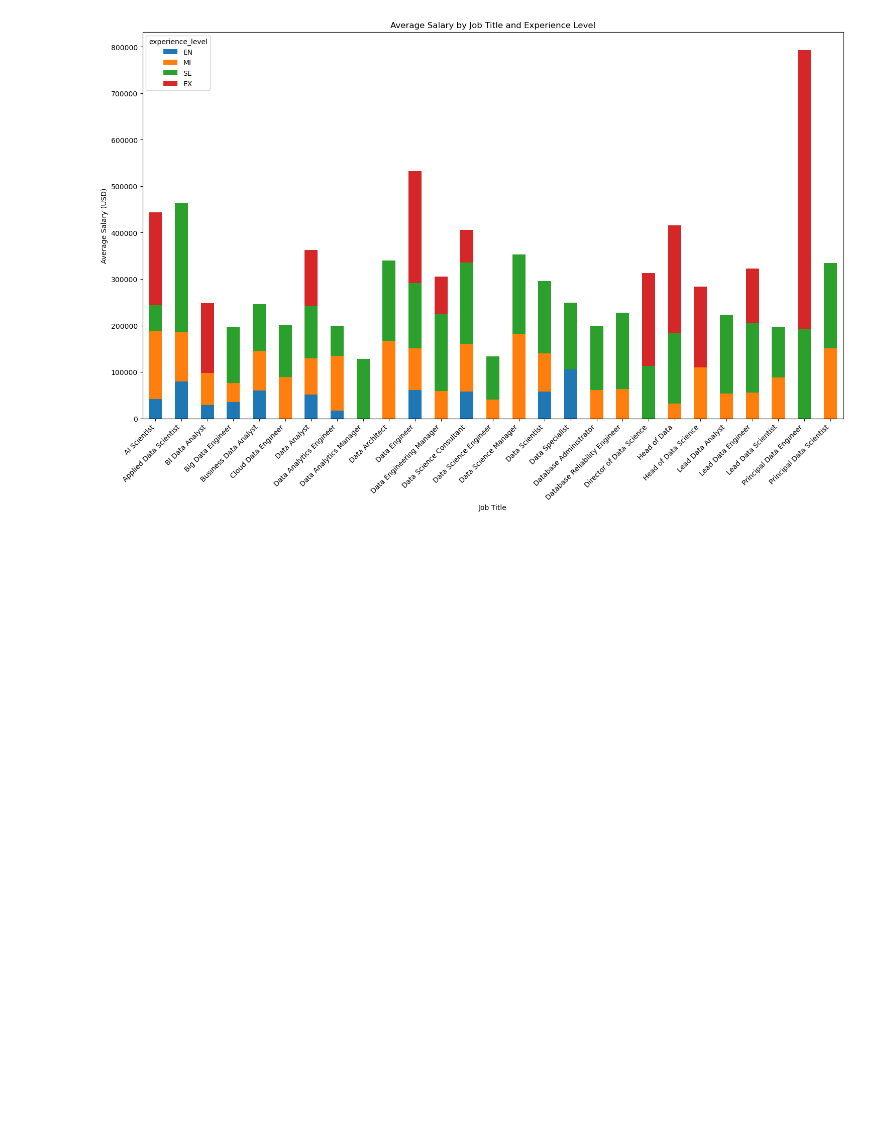
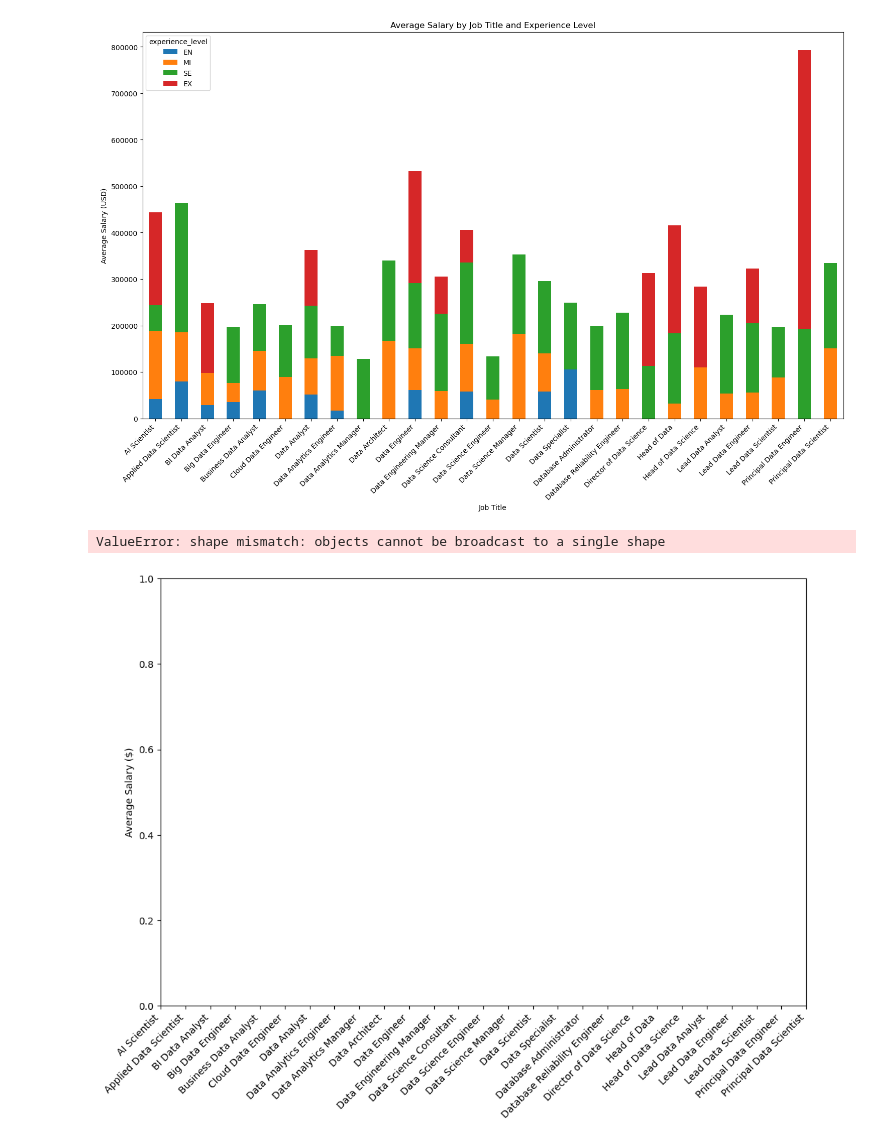
Before and after one commit to edb-313/Data_Science_salaries, a Jupyter notebook: main.ipynb, the cells around one changed output. Cells and saved outputs as stored; diff of their text form; code cells hidden in the pictures; blank space fills up the shorter version.

```diff
--- a/main.ipynb
+++ b/main.ipynb
@@ -501,3 +501,53 @@ plt.title('Average Salary by Job Title and Experience Level')
 plt.show()
 # %% [output]
 [figure]
+# %%
+import numpy as np
+import matplotlib.pyplot as plt
+
+# Group the data by job title and experience level, and calculate the average salary
+avg_salary_by_job_exp = df_titles_count.groupby(['job_title', 'experience_level'])['salary_in_usd'].mean()
+avg_salary_by_job_exp.dropna(inplace=True)
+
+# Reset index to make job_title a regular column
+avg_salary_by_job_exp = avg_salary_by_job_exp.reset_index()
+
+# Create separate dataframes for each experience level
+df_en = avg_salary_by_job_exp[avg_salary_by_job_exp['experience_level'] == 'EN']
+df_mi = avg_salary_by_job_exp[avg_salary_by_job_exp['experience_level'] == 'MI']
+df_se = avg_salary_by_job_exp[avg_salary_by_job_exp['experience_level'] == 'SE']
+df_ex = avg_salary_by_job_exp[avg_salary_by_job_exp['experience_level'] == 'EX']
+
+# Get the list of job titles
+job_titles = avg_salary_by_job_exp['job_title'].unique()
+
+# Set the width of each bar
+bar_width = 0.2
+
+# Create the figure and axes
+fig, ax = plt.subplots(figsize=(12, 8))
+
+# Set the x-axis ticks and labels
+ax.set_xticks(np.arange(len(job_titles)))
+ax.set_xticklabels(job_titles, rotation=45, ha='right')
+
+# Set the y-axis label
+ax.set_ylabel('Average Salary ($)')
+
+# Add the bars for each experience level
+ax.bar(np.arange(len(job_titles)) - bar_width, df_en['salary_in_usd'], width=bar_width, label='Entry')
+ax.bar(np.arange(len(job_titles)), df_mi['salary_in_usd'], width=bar_width, label='Mid')
+ax.bar(np.arange(len(job_titles)) + bar_width, df_se['salary_in_usd'], width=bar_width, label='Senior')
+ax.bar(np.arange(len(job_titles)) + 2 * bar_width, df_ex['salary_in_usd'], width=bar_width, label='Expert')
+
+# Add the legend
+ax.legend()
+
+# Set the title
+ax.set_title('Average Salary by Job Title and Experience Level')
+
+# Show the plot
+plt.show()
+# %% [output]
+ValueError: shape mismatch: objects cannot be broadcast to a single shape
+[figure, added]
```
Also changed, not shown: 1 other file.
